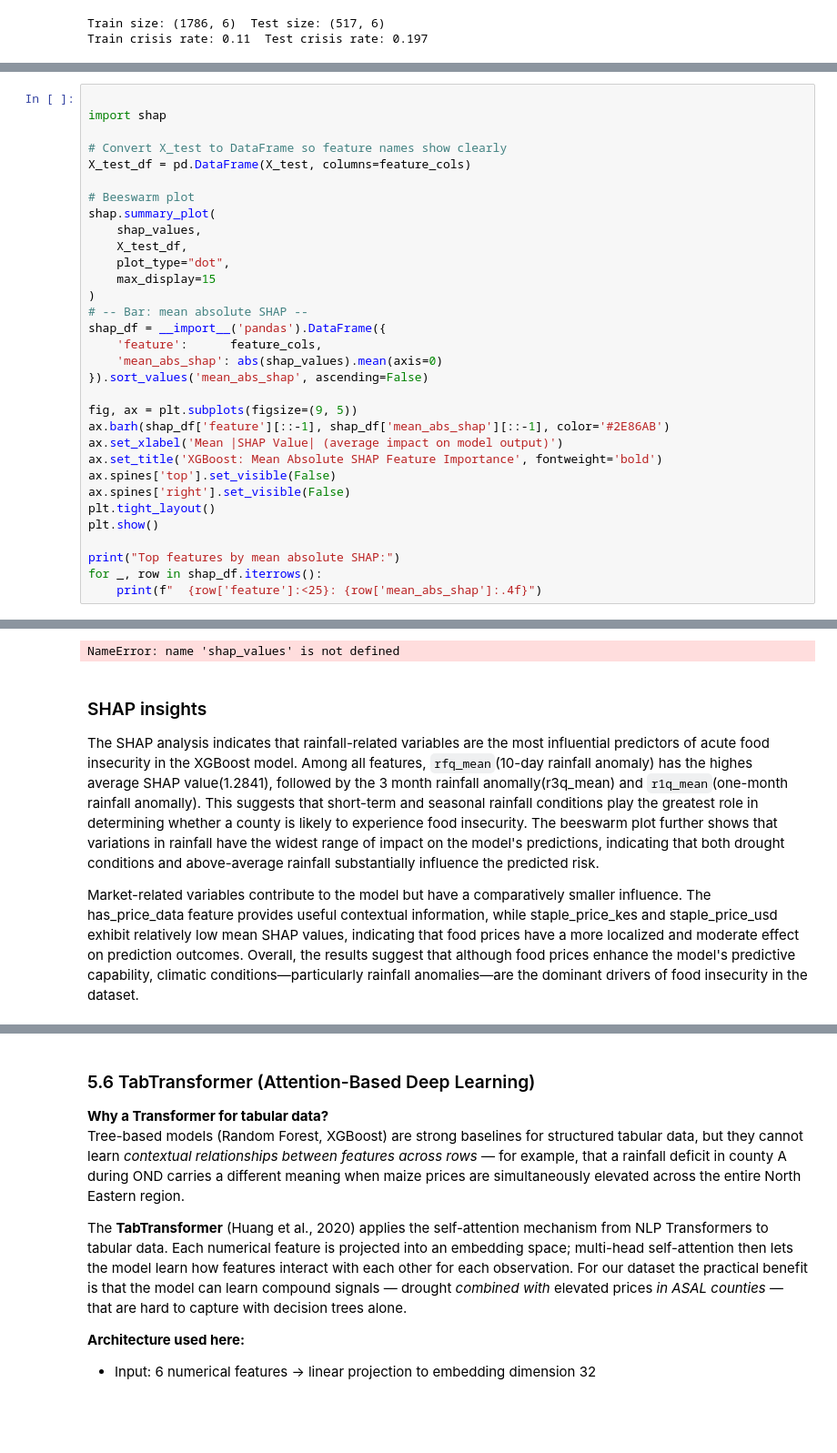
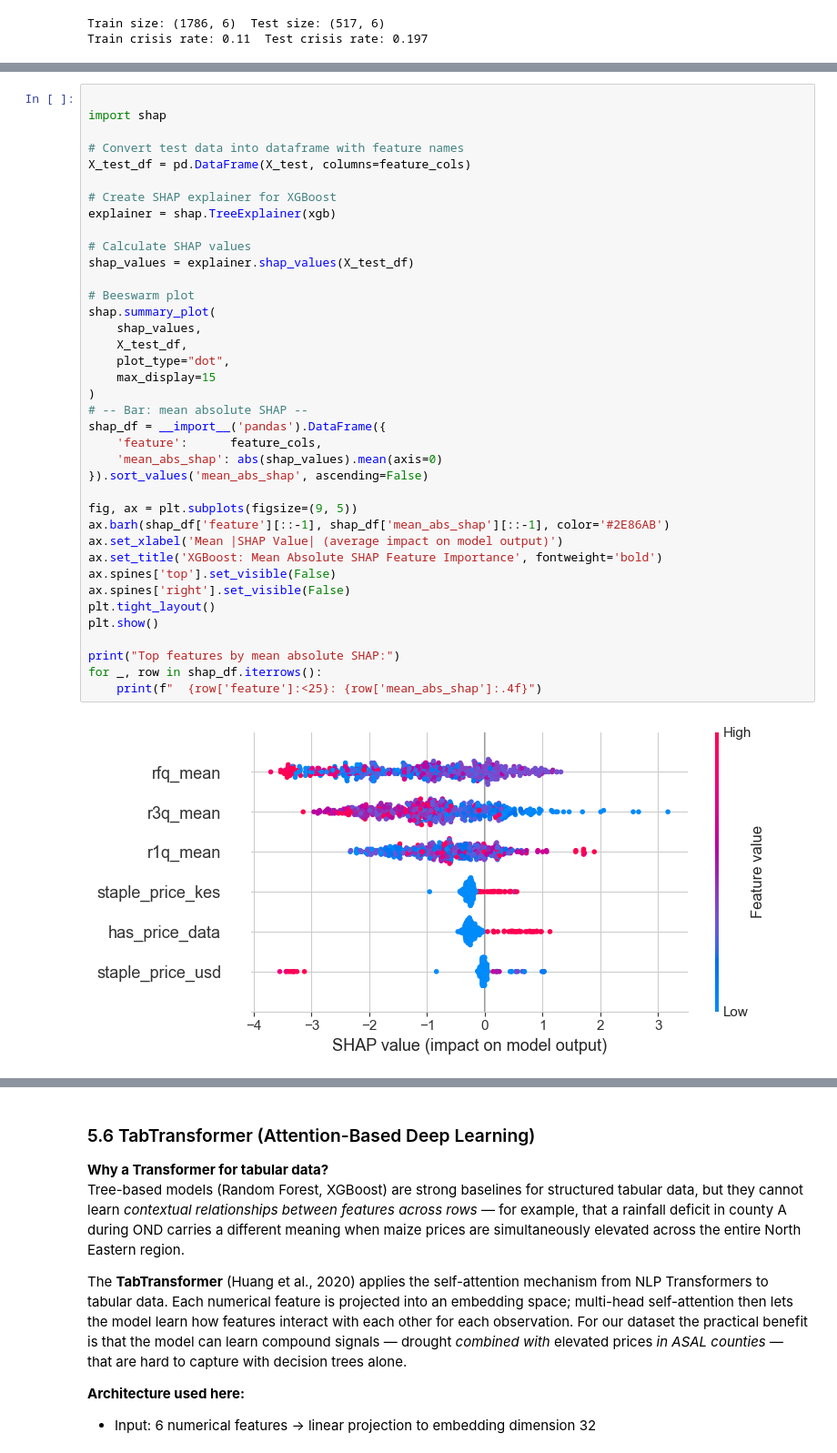
Before and after one commit to JMuoki321/PHASE-5-CAPSTONE-PROJECT, a Jupyter notebook: notebook.ipynb, the cells around one changed output, grey strips where cells are left out. Shown at 91% size. Drawn from its saved outputs; the diff is of its cells as text; blank space fills up the shorter version.

```diff
--- a/notebook.ipynb
+++ b/notebook.ipynb
@@ -1005,32 +1138,39 @@ A positive SHAP value means the feature pushed the prediction towards `crisis =
 
 import shap
 
-# Convert X_test to DataFrame so feature names show clearly
+# Convert test data into dataframe with feature names
 X_test_df = pd.DataFrame(X_test, columns=feature_cols)
+
+# Create SHAP explainer for XGBoost
+explainer = shap.TreeExplainer(xgb)
+
+# Calculate SHAP values
+shap_values = explainer.shap_values(X_test_df)
 
 # Beeswarm plot
 shap.summary_plot(
     shap_values,
     X_test_df,
     plot_type="dot",
     max_display=15
 )
 # -- Bar: mean absolute SHAP --
 shap_df = __import__('pandas').DataFrame({
     'feature':      feature_cols,
     'mean_abs_shap': abs(shap_values).mean(axis=0)
 }).sort_values('mean_abs_shap', ascending=False)
 
 fig, ax = plt.subplots(figsize=(9, 5))
 ax.barh(shap_df['feature'][::-1], shap_df['mean_abs_shap'][::-1], color='#2E86AB')
 ax.set_xlabel('Mean |SHAP Value| (average impact on model output)')
 ax.set_title('XGBoost: Mean Absolute SHAP Feature Importance', fontweight='bold')
 ax.spines['top'].set_visible(False)
 ax.spines['right'].set_visible(False)
 plt.tight_layout()
 plt.show()
 
 print("Top features by mean absolute SHAP:")
 for _, row in shap_df.iterrows():
     print(f"  {row['feature']:<25}: {row['mean_abs_shap']:.4f}")
 # %% [output]
+[figure, added]
@@ -1038,7 +1184,0 @@ IProgress not found. Please update jupyter and ipywidgets. See https://ipywidget
-NameError: name 'shap_values' is not defined
-# %% [markdown]
-### SHAP insights
-
-The SHAP analysis indicates that rainfall-related variables are the most influential predictors of acute food insecurity in the XGBoost model. Among all features, `rfq_mean`(10-day rainfall anomaly) has the highes average SHAP value(1.2841), followed by the 3 month rainfall anomally(r3q_mean) and `r1q_mean`(one-month rainfall anomally). This suggests that short-term and seasonal rainfall conditions play the greatest role in determining whether a county is likely to experience food insecurity. The beeswarm plot further shows that variations in rainfall have the widest range of impact on the model's predictions, indicating that both drought conditions and above-average rainfall substantially influence the predicted risk.
-
-Market-related variables contribute to the model but have a comparatively smaller influence. The has_price_data feature provides useful contextual information, while staple_price_kes and staple_price_usd exhibit relatively low mean SHAP values, indicating that food prices have a more localized and moderate effect on prediction outcomes. Overall, the results suggest that although food prices enhance the model's predictive capability, climatic conditions—particularly rainfall anomalies—are the dominant drivers of food insecurity in the dataset.
```
Also changed, not shown: parts of 102 cells of this notebook.
